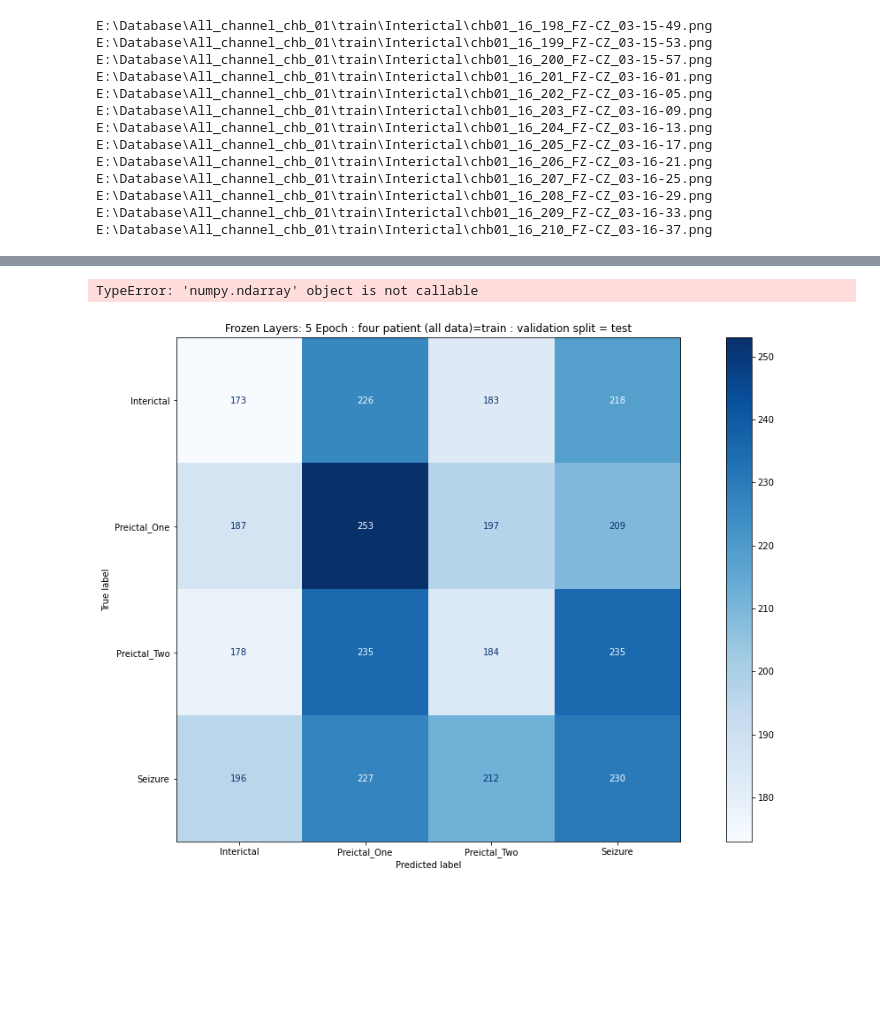
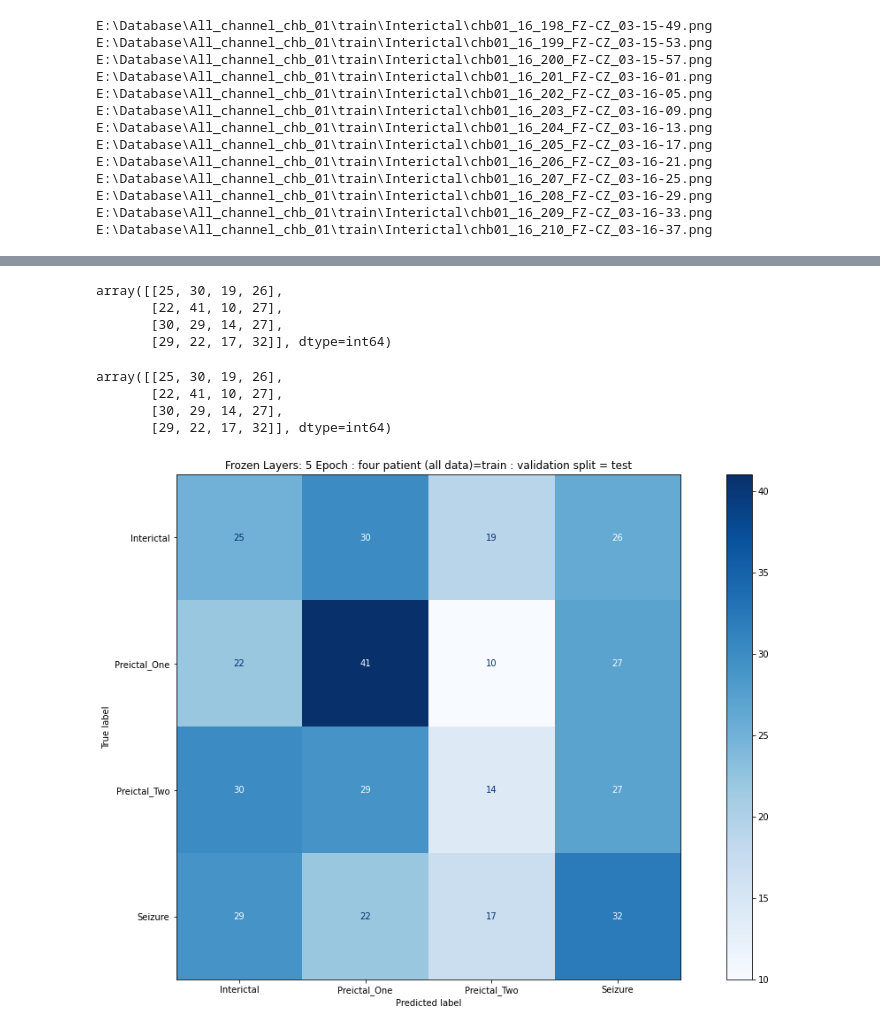
Before and after one commit to nikl1425/DeepLearning_Master, a Jupyter notebook: models/VGG16/vgg16_single_pat_only_sz.ipynb, the cells around one changed output, grey strips where cells are left out. Saved outputs shown, nothing was run; the diff lists cells and outputs as text; code cells hidden in the pictures; blank space fills up the shorter version.

```diff
--- a/models/VGG16/vgg16_single_pat_only_sz.ipynb
+++ b/models/VGG16/vgg16_single_pat_only_sz.ipynb
@@ -515,9 +491,7 @@ plt.savefig("eval.png")
 # %%
 test_gen = generator.flow_from_dataframe(
-    balanced_data,
+    test_data,
     batch_size=1,
     target_size=inceptionV3_input_shape,
-    shuffle=True,
- #   class_mode="binary",
-    subset="validation")
+    shuffle=True)
 # %% [output]
@@ -530,7 +504,7 @@ number_of_step
 # %%
 pred = model.predict(test_gen, steps=number_of_step)
 # %%
-y_pred_max = pred.argmax(axis=-1)
+y_pred_max = pred.argmax(axis=-1).tolist()
 # %%
 y_true = test_gen.classes
 # %%
@@ -566,15 +540,26 @@ weighted avg       0.25      0.25      0.25      3343
 # %%
-confusion_matrix = confusion_matrix(y_true=y_true, y_pred=list(y_pred_max), normalize='true')
-
-confusion_matrix
+confusion_matrix = confusion_matrix(y_true=y_true, y_pred=y_pred_max)
-# %% [output]
-TypeError: 'numpy.ndarray' object is not callable
+# %%
+confusion_matrix
+# %% [output]
+array([[25, 30, 19, 26],
+       [22, 41, 10, 27],
+       [30, 29, 14, 27],
+       [29, 22, 17, 32]], dtype=int64)
+# %%
+new_cm = np.array([[((x * 1)) for x in s] for s in confusion_matrix])
+new_cm
+# %% [output]
+array([[25, 30, 19, 26],
+       [22, 41, 10, 27],
+       [30, 29, 14, 27],
+       [29, 22, 17, 32]], dtype=int64)
 # %%
 import matplotlib
-ConfusionMatrixDisplay(confusion_matrix=confusion_matrix, display_labels=labels).plot(cmap='Blues')
+ConfusionMatrixDisplay(confusion_matrix=new_cm.astype(float), display_labels=labels).plot(cmap='Blues')
 plt.title("Frozen Layers: 5 Epoch : four patient (all data)=train : validation split = test")
 fig = matplotlib.pyplot.gcf()
 fig.set_size_inches(18.5, 10.5)
 plt.savefig("resnet_only_sz_cb07_test.png")
 # %% [output]
-[figure, old version]
+[figure, new version]
```
Also changed, not shown: parts of 28 cells of this notebook, 5 other files.
